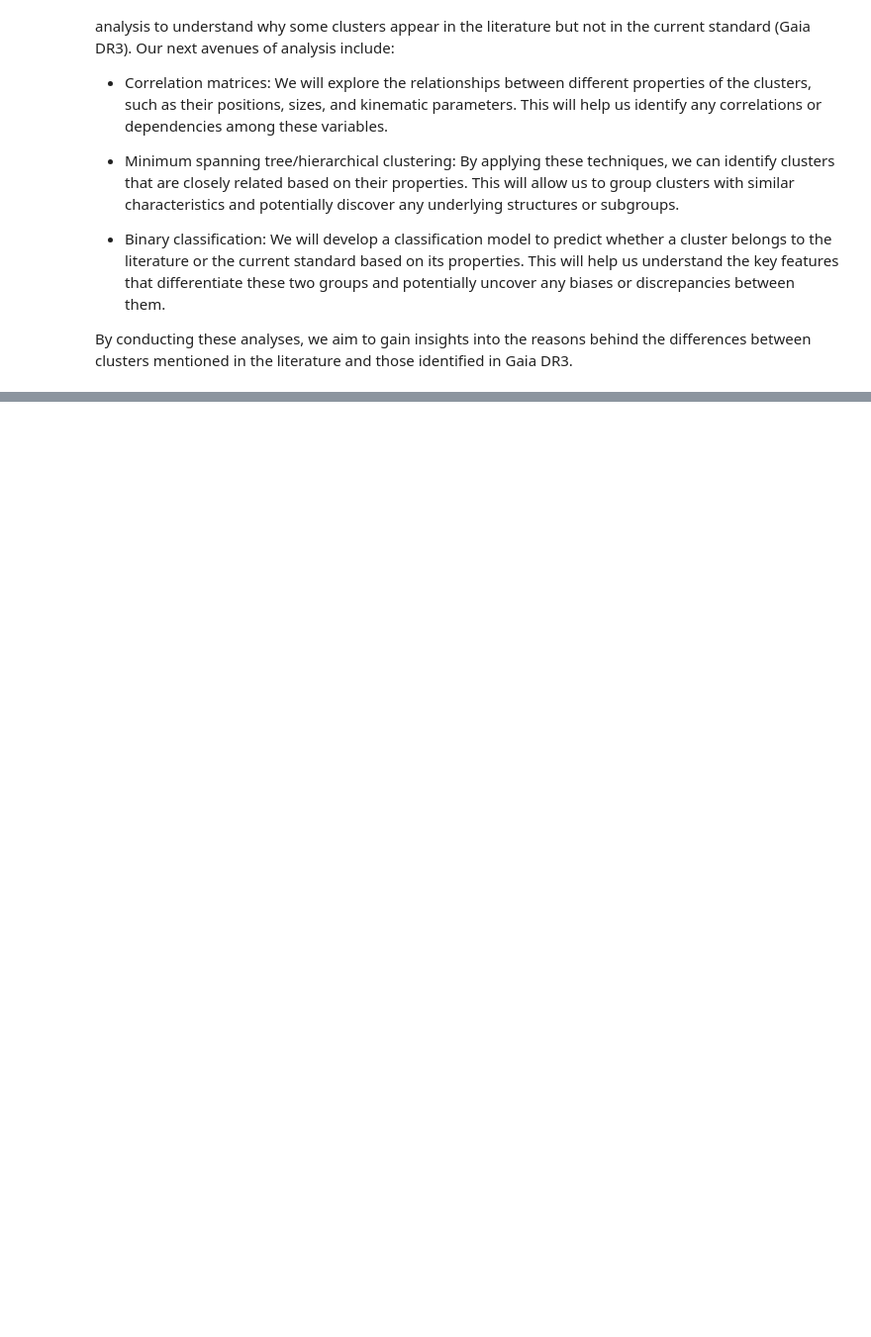
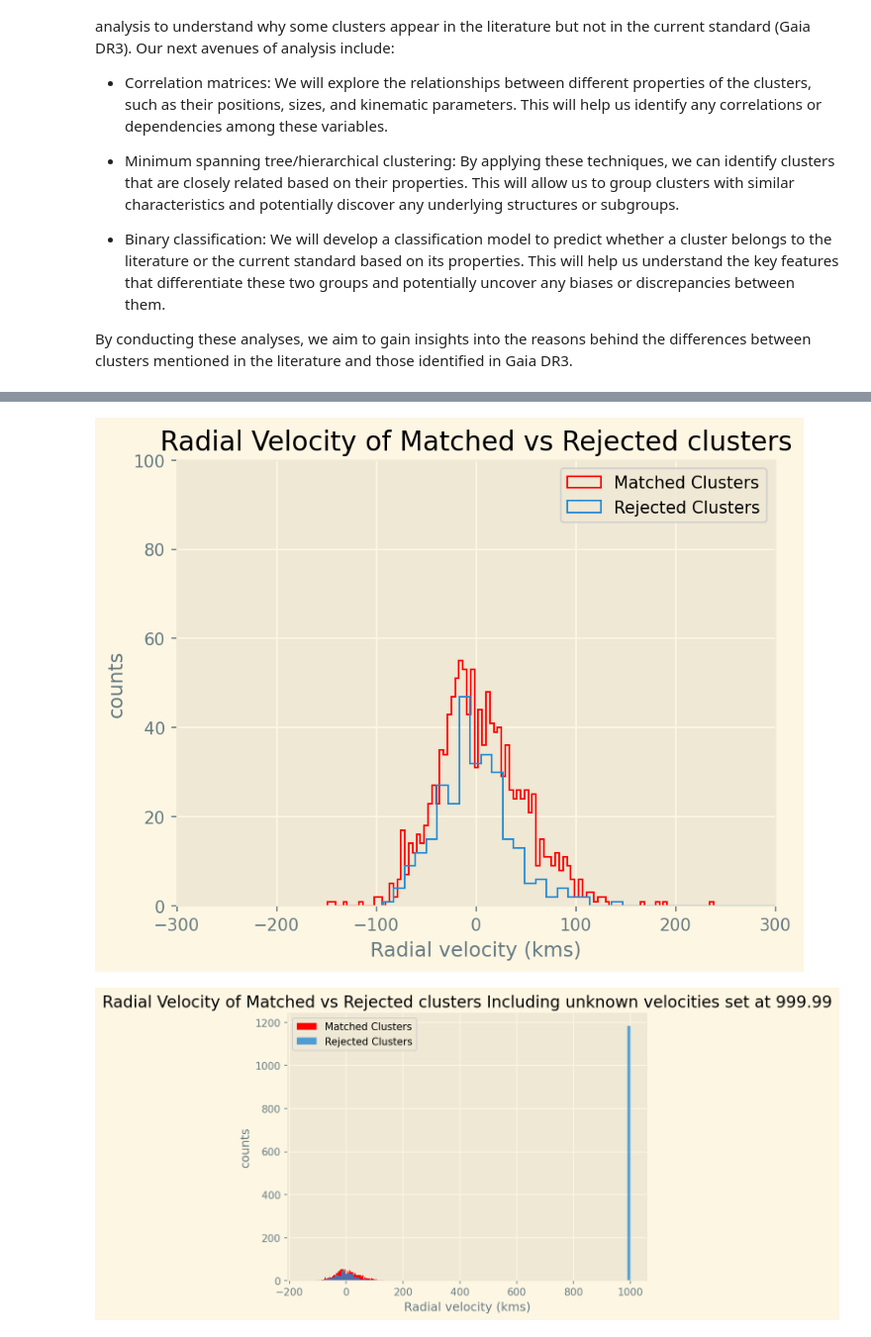
Before and after one commit to jpbatleidenuniv/BRP, a Jupyter notebook: Notebooks/MainNotebook.ipynb, the cells around one changed output, grey strips where cells are left out. Shown: that part at 99% size. Saved outputs shown, nothing was run; the diff lists cells and outputs as text; code cells hidden in the pictures; blank space fills up the shorter version.

```diff
--- a/Notebooks/MainNotebook.ipynb
+++ b/Notebooks/MainNotebook.ipynb
@@ -105,0 +171,21 @@ plt.show()
+# %%
+plt.hist(khar_matched['RV_h'], bins=100, color='r', label='Matched Clusters', histtype = 'step')
+plt.hist(khar_not_matched['RV'], bins=100, label='Rejected Clusters', histtype='step')
+plt.xlabel('Radial velocity (kms)')
+plt.xlim(-300, 300)
+plt.ylim(0, 100)
+plt.ylabel('counts')
+plt.title('Radial Velocity of Matched vs Rejected clusters')
+plt.legend()
+plt.show()
+
+plt.hist(khar_matched['RV_h'], bins=100, color='r', label='Matched Clusters')
+plt.hist(khar_not_matched['RV'], bins=100, label='Rejected Clusters', alpha =0.8)
+plt.xlabel('Radial velocity (kms)')
+plt.ylabel('counts')
+plt.title('Radial Velocity of Matched vs Rejected clusters Including unknown velocities set at 999.99')
+plt.legend()
+plt.show()
+# %% [output]
+[figure, added]
+[figure, added]
```
Also changed, not shown: parts of 9 cells of this notebook.
